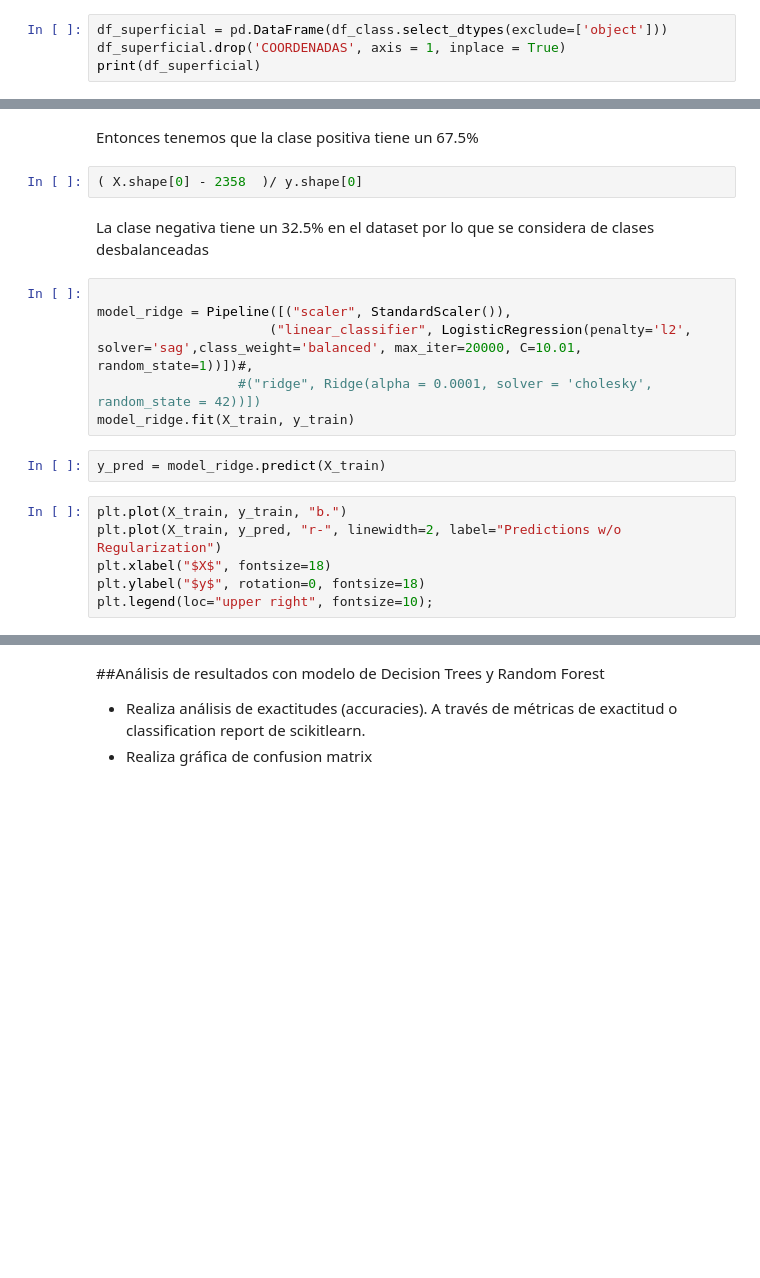
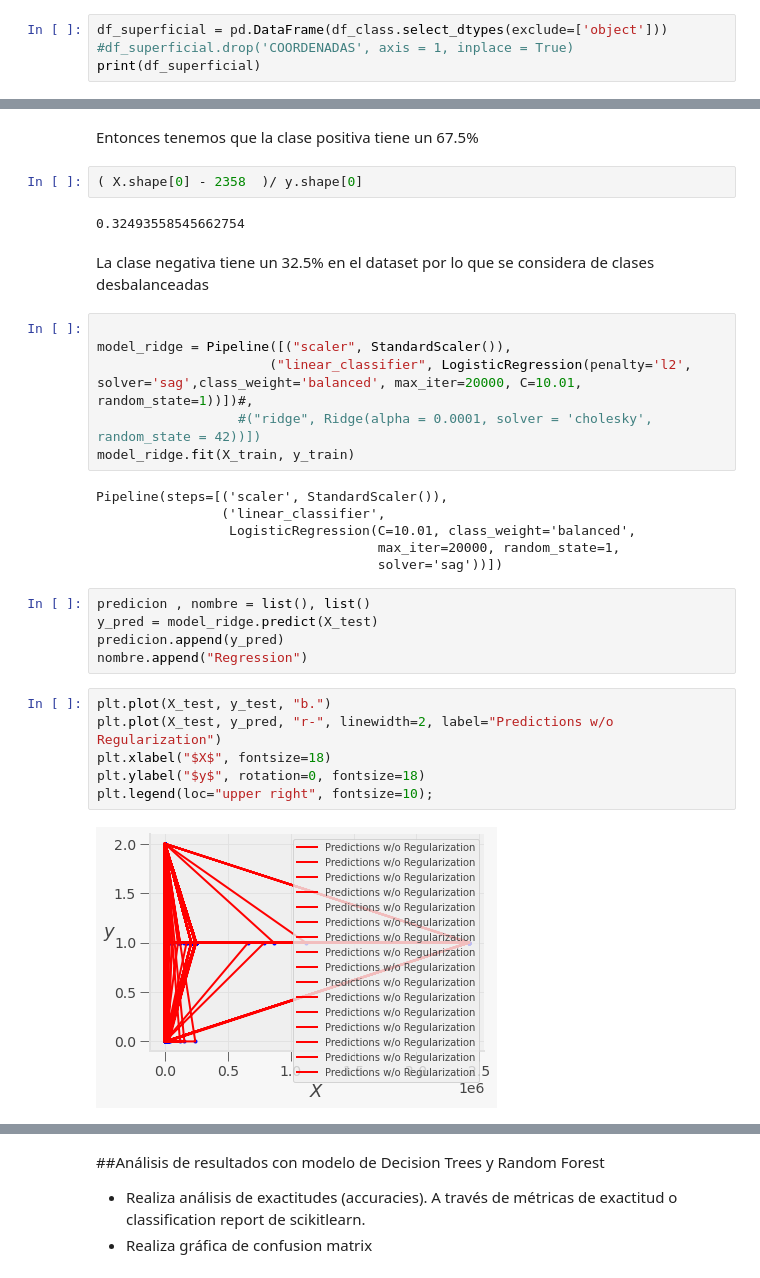
Before and after one commit to PosgradoMNA/actividades-del-projecto-cad_kbcm_jfl, a Jupyter notebook: Reto_Entrega_2.ipynb, the cells around one changed output, grey strips where cells are left out. Drawn from its saved outputs; the diff is of its cells as text; blank space fills up the shorter version.

```diff
--- a/Reto_Entrega_2.ipynb
+++ b/Reto_Entrega_2.ipynb
@@ -850,4 +872,4 @@ df_class.info()
 # %%
 df_superficial = pd.DataFrame(df_class.select_dtypes(exclude=['object']))
-df_superficial.drop('COORDENADAS', axis = 1, inplace = True)
+#df_superficial.drop('COORDENADAS', axis = 1, inplace = True)
 print(df_superficial)
@@ -895,6 +991,8 @@ Tomamos como clase posiva a los valores mayores a 0
 Entonces tenemos que la clase positiva tiene un 67.5%
 # %%
 ( X.shape[0] - 2358  )/ y.shape[0]
+# %% [output]
+0.32493558545662754
 # %% [markdown]
 La clase negativa tiene un 32.5% en el dataset por lo que se considera de clases desbalanceadas
 # %%
@@ -903,13 +1001,24 @@ model_ridge = Pipeline([("scaler", StandardScaler()),
                       ("linear_classifier", LogisticRegression(penalty='l2', solver='sag',class_weight='balanced', max_iter=20000, C=10.01, random_state=1))])#,
                   #("ridge", Ridge(alpha = 0.0001, solver = 'cholesky', random_state = 42))])
 model_ridge.fit(X_train, y_train)
+# %% [output]
+Pipeline(steps=[('scaler', StandardScaler()),
+                ('linear_classifier',
+                 LogisticRegression(C=10.01, class_weight='balanced',
+                                    max_iter=20000, random_state=1,
+                                    solver='sag'))])
-# %%
-y_pred = model_ridge.predict(X_train)
+# %%
+predicion , nombre = list(), list()
+y_pred = model_ridge.predict(X_test)
+predicion.append(y_pred)
+nombre.append("Regression")
 # %%
-plt.plot(X_train, y_train, "b.")
-plt.plot(X_train, y_pred, "r-", linewidth=2, label="Predictions w/o Regularization")
+plt.plot(X_test, y_test, "b.")
+plt.plot(X_test, y_pred, "r-", linewidth=2, label="Predictions w/o Regularization")
 plt.xlabel("$X$", fontsize=18)
 plt.ylabel("$y$", rotation=0, fontsize=18)
 plt.legend(loc="upper right", fontsize=10);
+# %% [output]
+[figure, added]
 # %%
 
```
Also changed, not shown: parts of 35 cells of this notebook.
